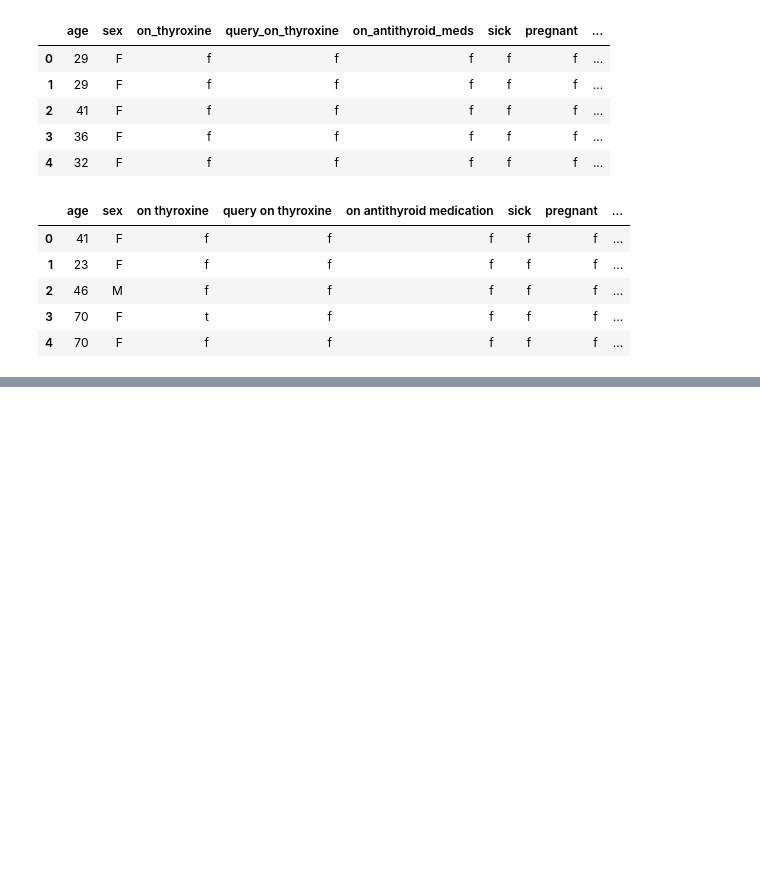
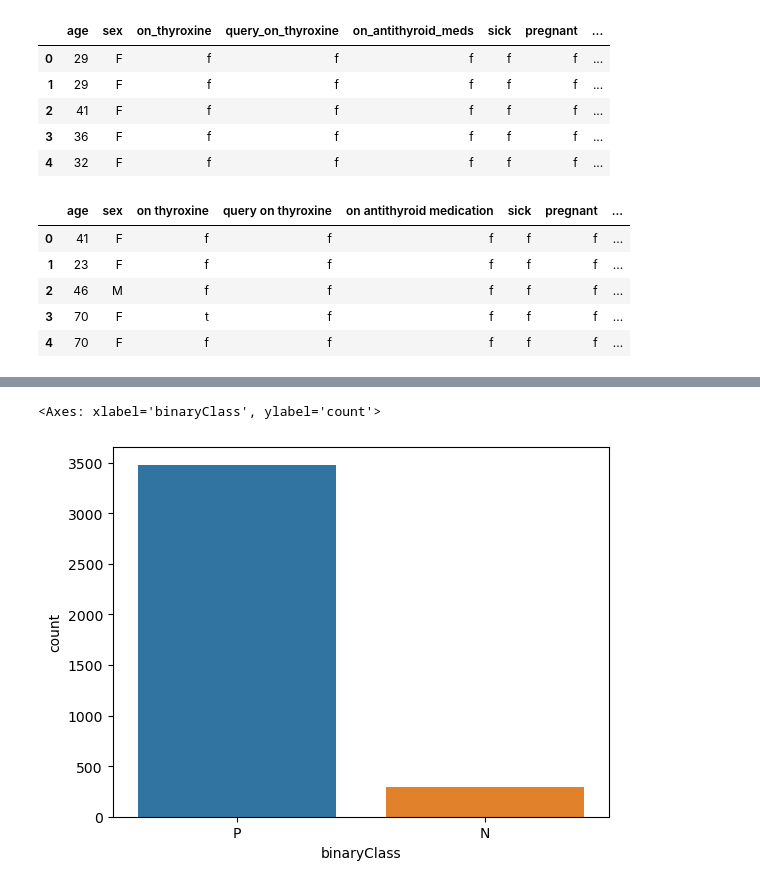
Before and after one commit to khorzhenwin/thigh-roids, a Jupyter notebook: EDA.ipynb, the cells around one changed output, grey strips where cells are left out. Cells and saved outputs as stored; diff of their text form; code cells hidden in the pictures; blank space fills up the shorter version.

```diff
--- a/EDA.ipynb
+++ b/EDA.ipynb
@@ -45,4 +52,7 @@ df2.head()
 | 2 | 46 | M | f | f | f | f | f | ... |
 | 3 | 70 | F | t | f | f | f | f | ... |
 | 4 | 70 | F | f | f | f | f | f | ... |
+# %%
+# normalize df2 column name to snake_case
+df2.columns = df2.columns.str.replace(" ", "_")
 # %%
@@ -52,0 +87,5 @@ print(set(df2.columns) - set(df1.columns))
+# %%
+sns.countplot(x="binaryClass", data=df2)
+# %% [output]
+<Axes: xlabel='binaryClass', ylabel='count'>
+[figure, added]
```
Also changed, not shown: parts of 6 cells of this notebook.
